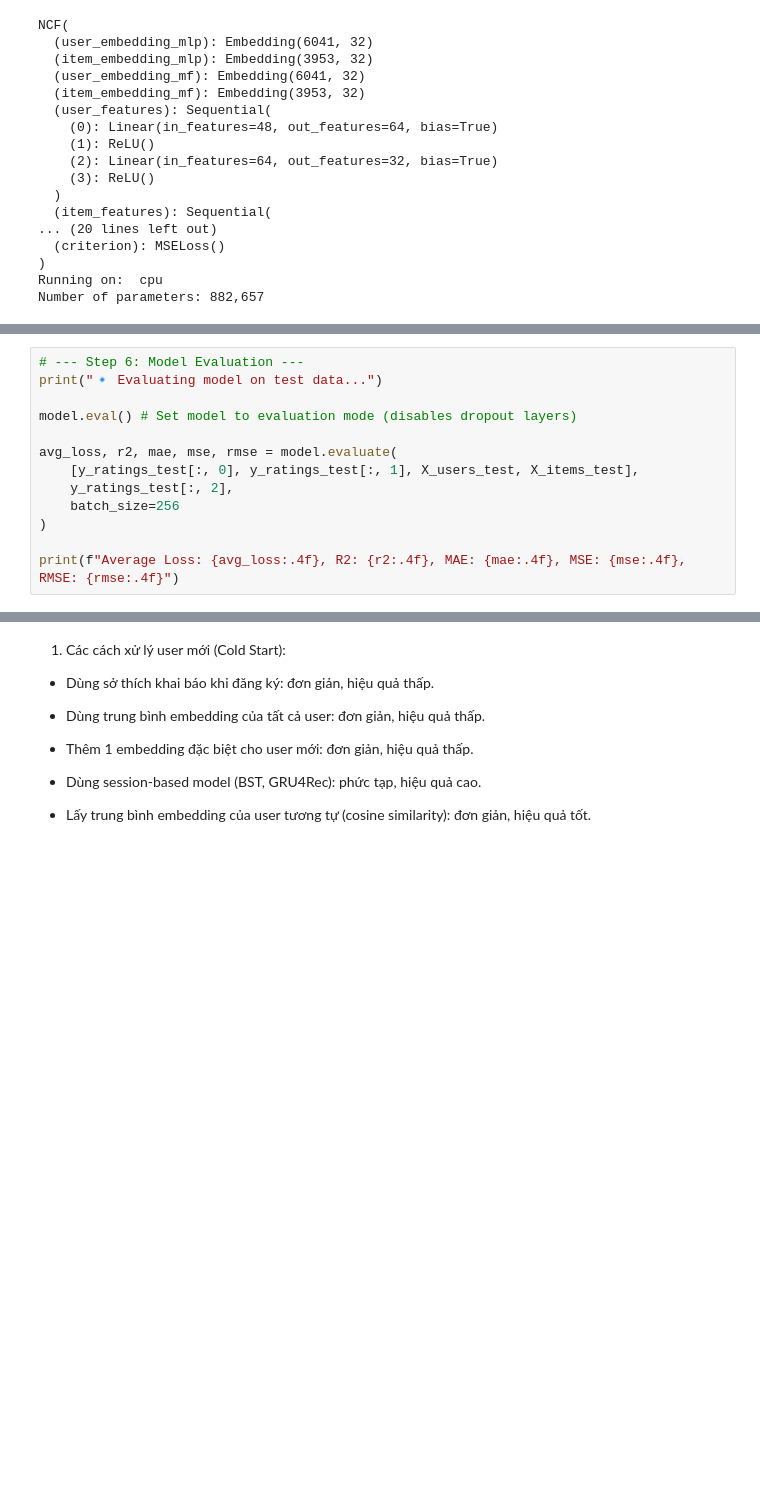
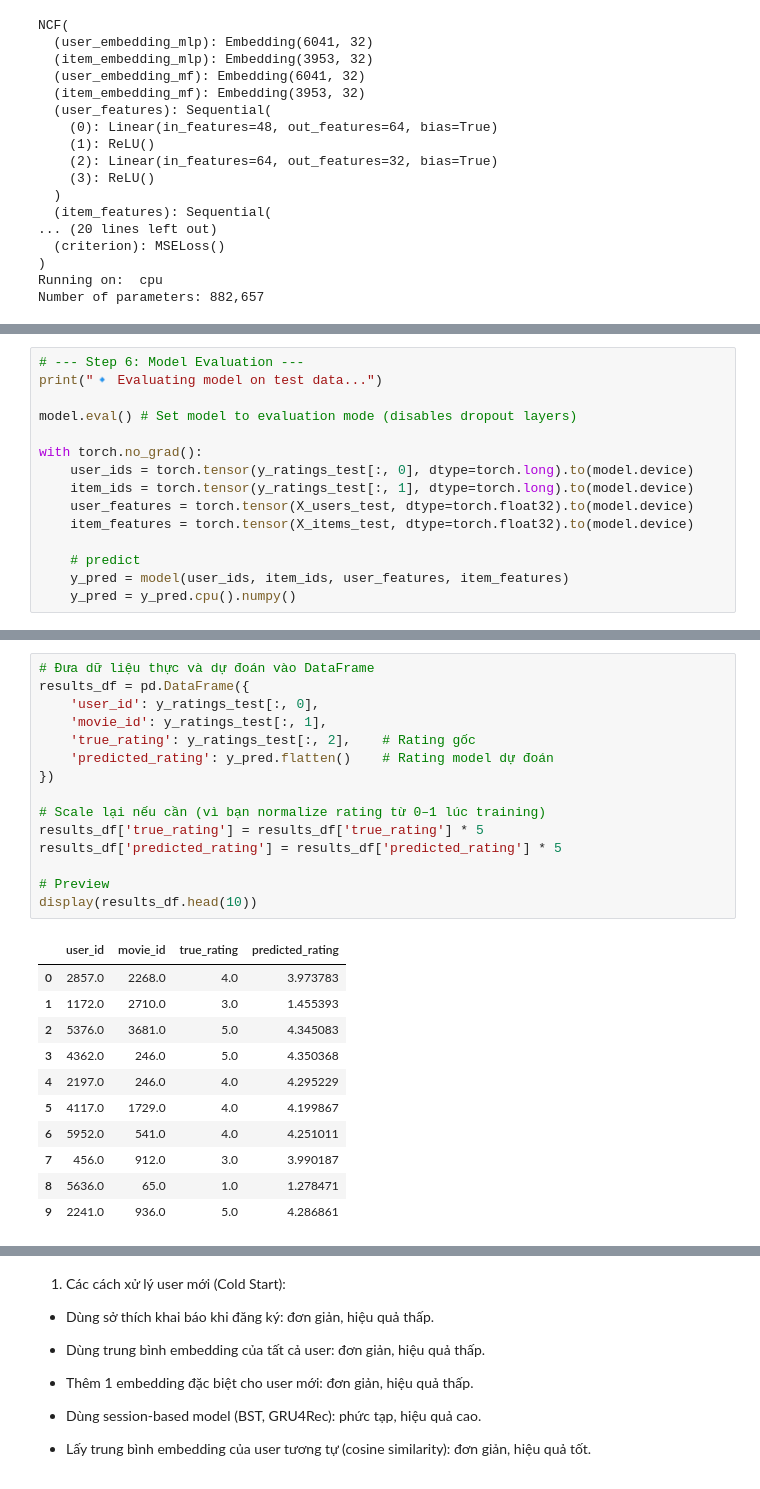
Before and after one commit to Chi-nguyenthiha/DoAn_63133022_NguyenThiHaChi_TTQL, a Jupyter notebook: notebooks/NCF_riu_ver2.ipynb, the cells around one changed output, grey strips where cells are left out. Drawn from its saved outputs; the diff is of its cells as text; blank space fills up the shorter version.

```diff
--- a/notebooks/NCF_riu_ver2.ipynb
+++ b/notebooks/NCF_riu_ver2.ipynb
@@ -323,12 +325,14 @@ print("🔹 Evaluating model on test data...")
 
 model.eval() # Set model to evaluation mode (disables dropout layers)
 
-avg_loss, r2, mae, mse, rmse = model.evaluate(
-    [y_ratings_test[:, 0], y_ratings_test[:, 1], X_users_test, X_items_test],
-    y_ratings_test[:, 2],
-    batch_size=256
-)
+with torch.no_grad():
+    user_ids = torch.tensor(y_ratings_test[:, 0], dtype=torch.long).to(model.device)
+    item_ids = torch.tensor(y_ratings_test[:, 1], dtype=torch.long).to(model.device)
+    user_features = torch.tensor(X_users_test, dtype=torch.float32).to(model.device)
+    item_features = torch.tensor(X_items_test, dtype=torch.float32).to(model.device)
 
-print(f"Average Loss: {avg_loss:.4f}, R2: {r2:.4f}, MAE: {mae:.4f}, MSE: {mse:.4f}, RMSE: {rmse:.4f}")
+    # predict
+    y_pred = model(user_ids, item_ids, user_features, item_features)
+    y_pred = y_pred.cpu().numpy()
 # %% [output]
 🔹 Evaluating model on test data...
@@ -335,0 +339,27 @@ Average Loss: 0.0293, R2: 0.4142, MAE: 0.1338, MSE: 0.0293, RMSE: 0.1713
+# %%
+# Đưa dữ liệu thực và dự đoán vào DataFrame
+results_df = pd.DataFrame({
+    'user_id': y_ratings_test[:, 0],
+    'movie_id': y_ratings_test[:, 1],
+    'true_rating': y_ratings_test[:, 2],    # Rating gốc
+    'predicted_rating': y_pred.flatten()    # Rating model dự đoán
+})
+
+# Scale lại nếu cần (vì bạn normalize rating từ 0–1 lúc training)
+results_df['true_rating'] = results_df['true_rating'] * 5
+results_df['predicted_rating'] = results_df['predicted_rating'] * 5
+
+# Preview
+display(results_df.head(10))
+# %% [output]
+|  | user_id | movie_id | true_rating | predicted_rating |
+| 0 | 2857.0 | 2268.0 | 4.0 | 3.973783 |
+| 1 | 1172.0 | 2710.0 | 3.0 | 1.455393 |
+| 2 | 5376.0 | 3681.0 | 5.0 | 4.345083 |
+| 3 | 4362.0 | 246.0 | 5.0 | 4.350368 |
+| 4 | 2197.0 | 246.0 | 4.0 | 4.295229 |
+| 5 | 4117.0 | 1729.0 | 4.0 | 4.199867 |
+| 6 | 5952.0 | 541.0 | 4.0 | 4.251011 |
+| 7 | 456.0 | 912.0 | 3.0 | 3.990187 |
+| 8 | 5636.0 | 65.0 | 1.0 | 1.278471 |
+| 9 | 2241.0 | 936.0 | 5.0 | 4.286861 |
```
Also changed, not shown: parts of 5 cells of this notebook, 1 other file.
